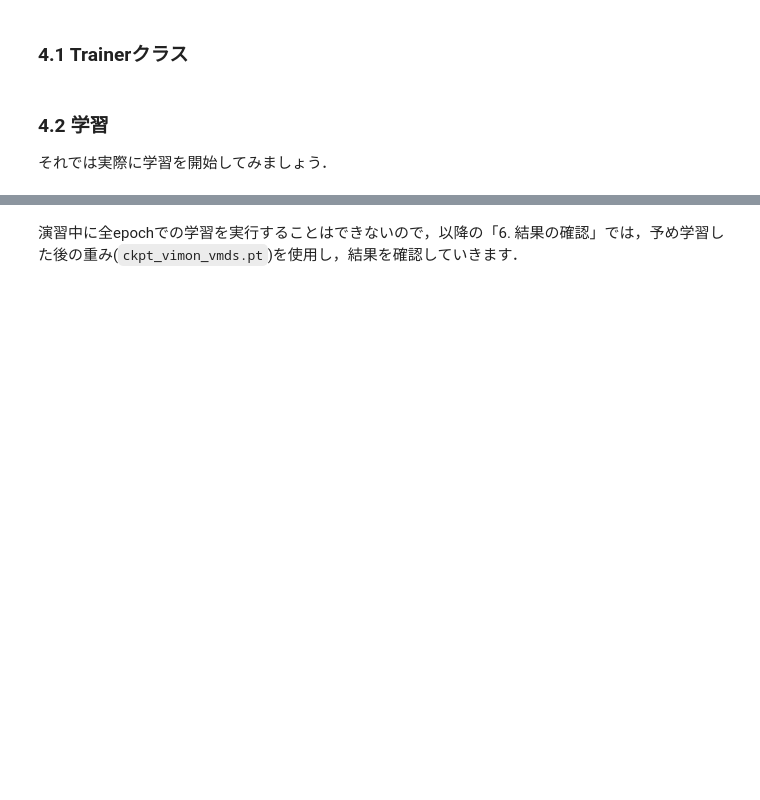
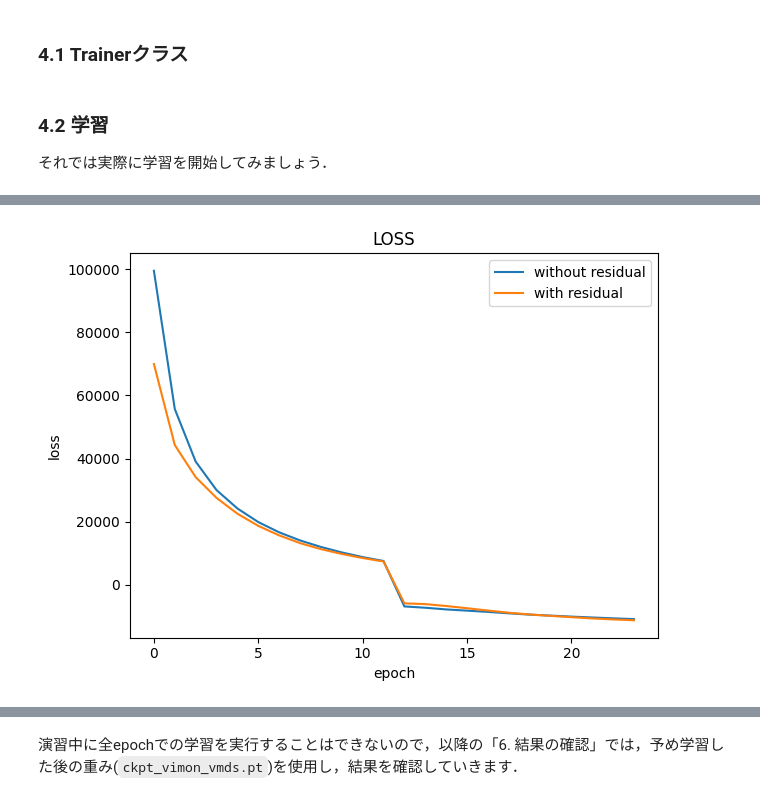
Before and after one commit to yyyyyYvvvvV/Worldmodel2023_10, a Jupyter notebook: book/世界モデル_最終課題_ResVAE.ipynb, the cells around one changed output, grey strips where cells are left out. Drawn from its saved outputs; the diff is of its cells as text; code cells hidden in the pictures; blank space fills up the shorter version.

```diff
--- a/book/世界モデル_最終課題_ResVAE.ipynb
+++ b/book/世界モデル_最終課題_ResVAE.ipynb
@@ -1216,7 +1220,11 @@ save_path = '/content/drive/MyDrive/世界モデル/最終課題/LOSS/'
 with open(os.path.join(save_path, f'train_losses_all_epochs.pkl'), 'rb') as f:
     loaded_train_losses = pickle.load(f)
 
+with open(os.path.join(save_path, f'train_losses_all_epochs_2.pkl'), 'rb') as f:
+    loaded_train_losses_2 = pickle.load(f)
+
 print(loaded_train_losses)
+print(loaded_train_losses_2)
 # %% [output]
     Epoch    Train_Loss
 0       1  99457.002695
@@ -1237,0 +1275,13 @@ print(loaded_train_losses)
+# %%
+plt.plot(loaded_train_losses["Train_Loss"], label='without residual')
+plt.plot(loaded_train_losses_2["Train_Loss"], label='with residual')
+plt.title('LOSS')
+plt.xlabel('epoch')
+plt.ylabel('loss')
+plt.legend()
+plt.tight_layout()
+plt.savefig('/content/drive/MyDrive/世界モデル/最終課題/train_loss_plot.png')
+plt.show()
+plt.close()
+# %% [output]
+[figure, added]
```
Also changed, not shown: parts of 6 cells of this notebook.
